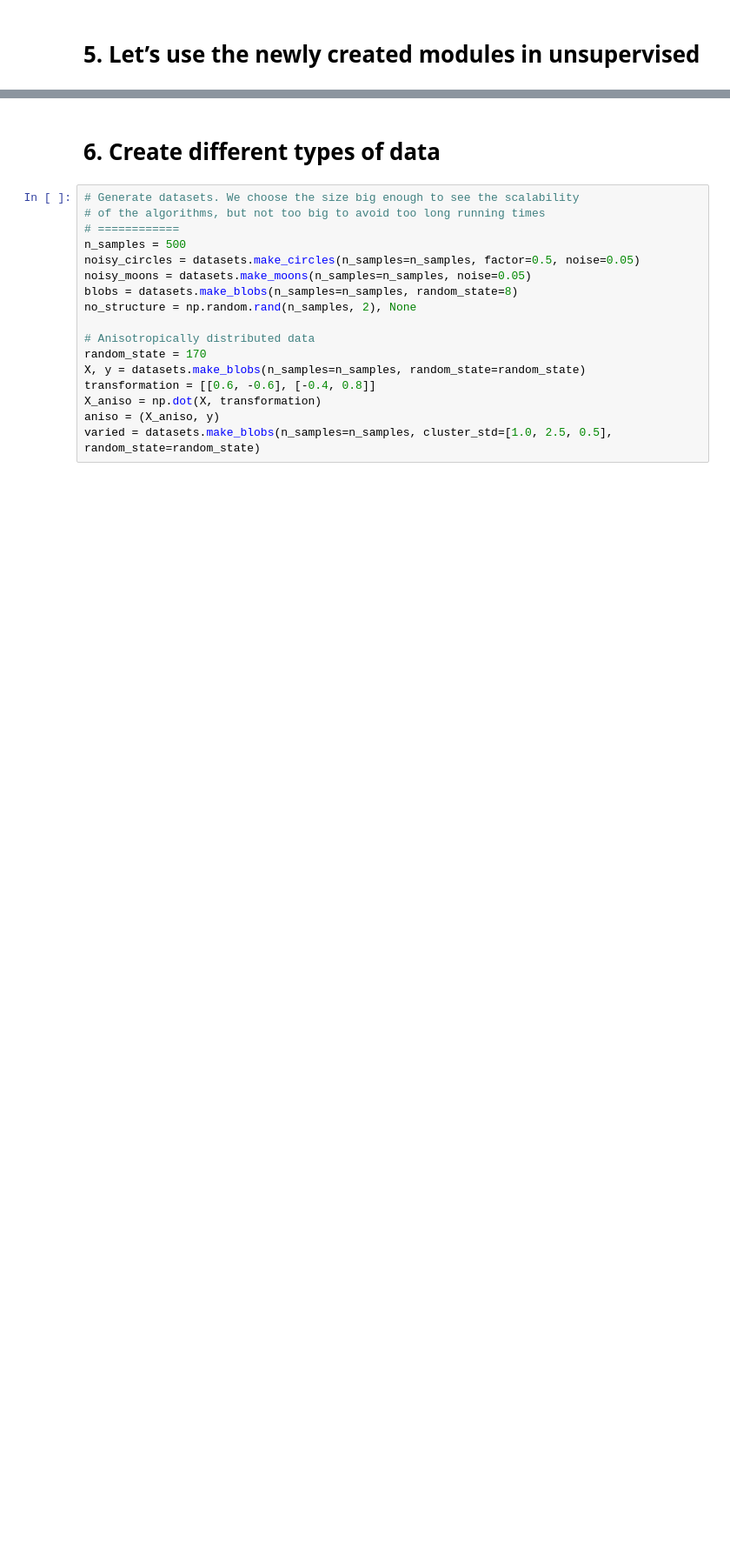
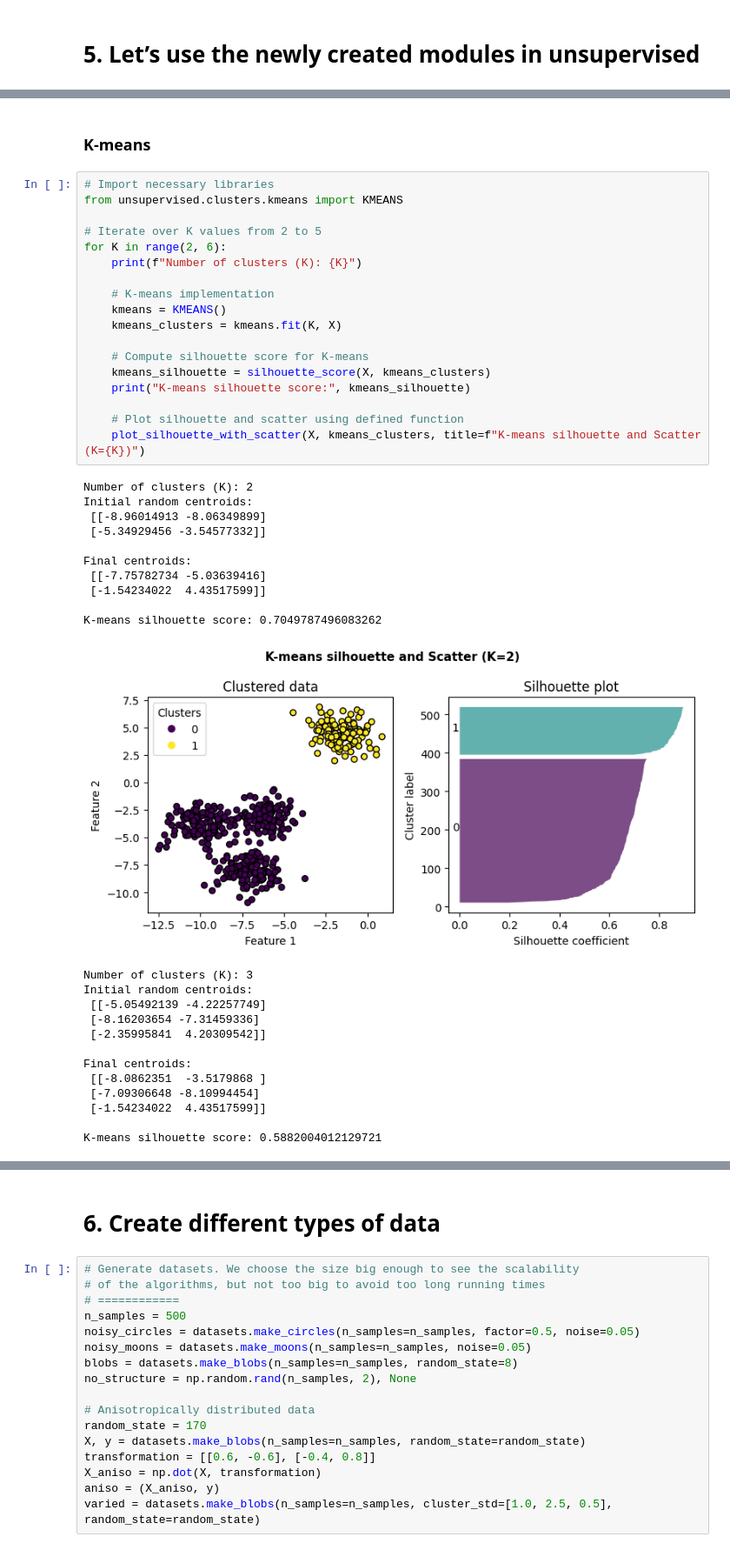
Before and after one commit to melissaortegaa/machine_learning_2, a Jupyter notebook: ML2/clustering.ipynb, the cells around one changed output, grey strips where cells are left out. Shown at 87% size. Saved outputs shown, nothing was run; the diff lists cells and outputs as text; blank space fills up the shorter version.

```diff
--- a/ML2/clustering.ipynb
+++ b/ML2/clustering.ipynb
@@ -296,0 +281,44 @@ K-medoids Silhouette Score: 0.5560521101796753
+# %% [markdown]
+### K-means
+# %%
+# Import necessary libraries
+from unsupervised.clusters.kmeans import KMEANS
+
+# Iterate over K values from 2 to 5
+for K in range(2, 6):
+    print(f"Number of clusters (K): {K}")
+
+    # K-means implementation
+    kmeans = KMEANS()
+    kmeans_clusters = kmeans.fit(K, X)
+
+    # Compute silhouette score for K-means
+    kmeans_silhouette = silhouette_score(X, kmeans_clusters)
+    print("K-means silhouette score:", kmeans_silhouette)
+
+    # Plot silhouette and scatter using defined function
+    plot_silhouette_with_scatter(X, kmeans_clusters, title=f"K-means silhouette and Scatter (K={K})")
+# %% [output]
+Number of clusters (K): 2
+Initial random centroids:
+ [[-8.96014913 -8.06349899]
+ [-5.34929456 -3.54577332]]
+
+Final centroids:
+ [[-7.75782734 -5.03639416]
+ [-1.54234022  4.43517599]]
+
+K-means silhouette score: 0.7049787496083262
+[figure, added]
+Number of clusters (K): 3
+Initial random centroids:
+ [[-5.05492139 -4.22257749]
+ [-8.16203654 -7.31459336]
+ [-2.35995841  4.20309542]]
+
+Final centroids:
+ [[-8.0862351  -3.5179868 ]
+ [-7.09306648 -8.10994454]
+ [-1.54234022  4.43517599]]
+
+K-means silhouette score: 0.5882004012129721
```
Also changed, not shown: parts of 38 cells of this notebook, 2 other files.
